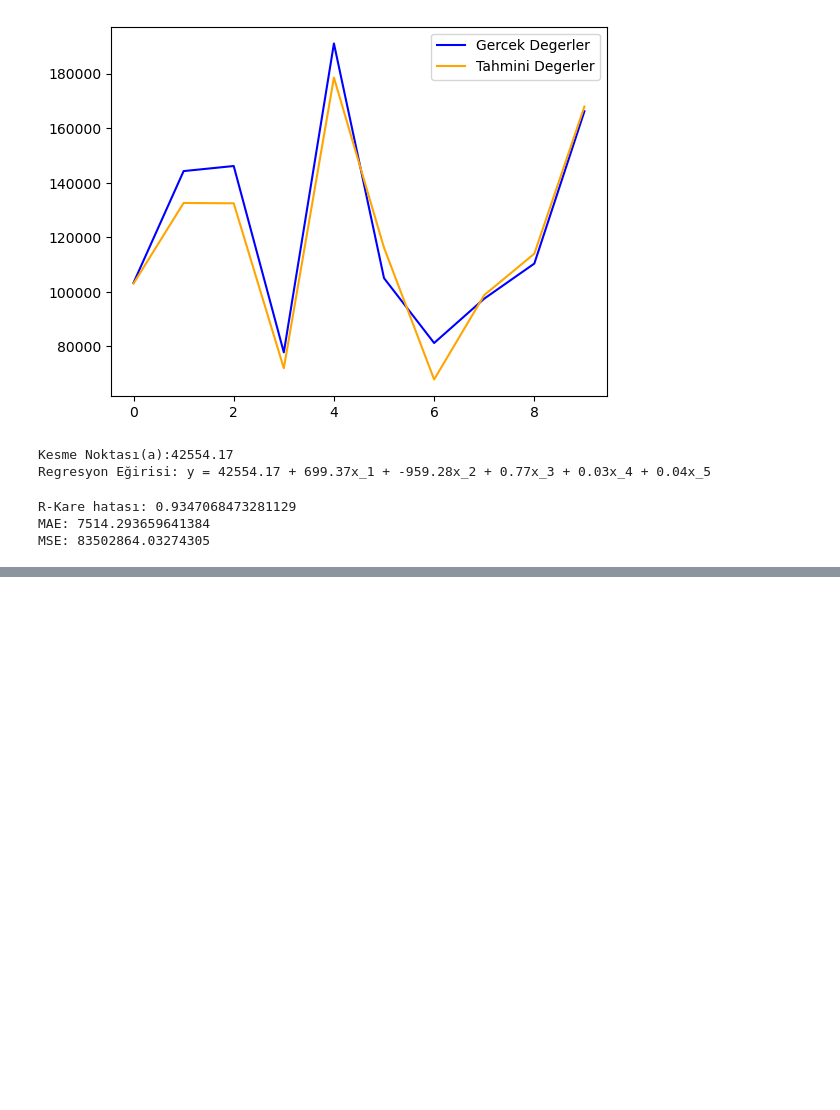
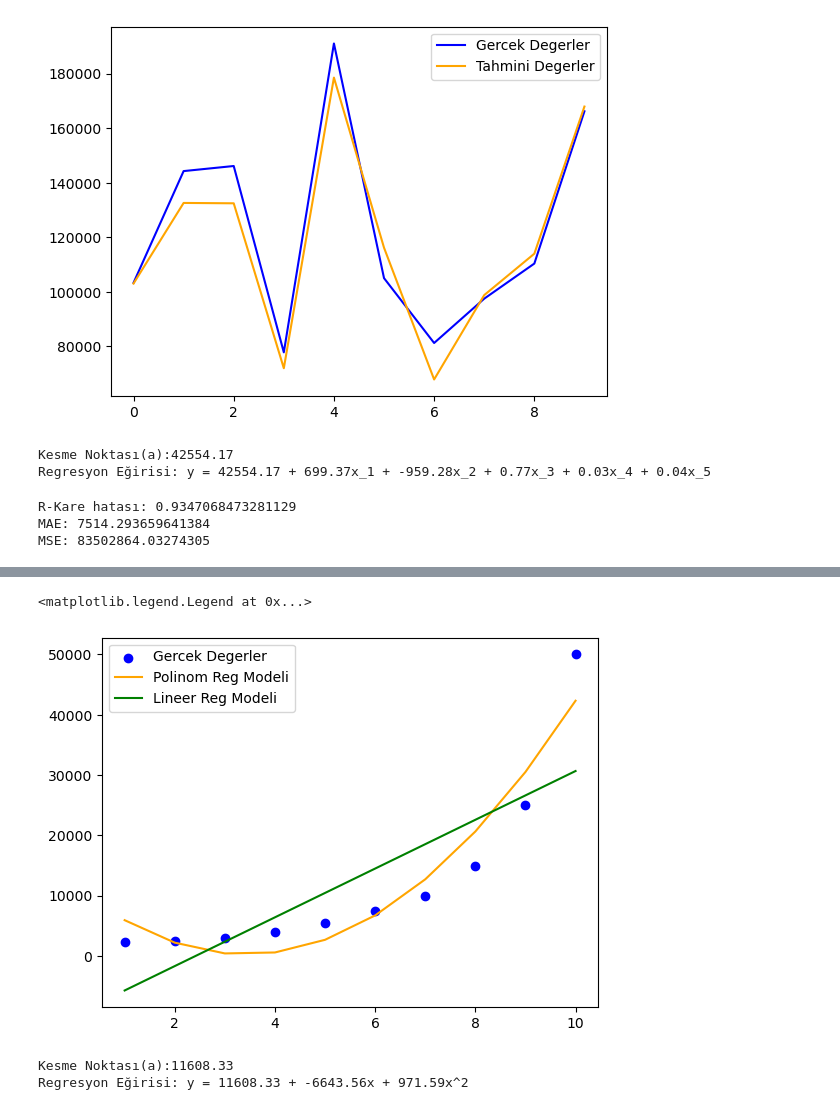
Before and after one commit to muhammedaltunisik/machineLearning-algorithms, a Jupyter notebook: Linear-Regression-Sklearn.ipynb, the cells around one changed output, grey strips where cells are left out. Cells and saved outputs as stored; diff of their text form; code cells hidden in the pictures; blank space fills up the shorter version.

```diff
--- a/Linear-Regression-Sklearn.ipynb
+++ b/Linear-Regression-Sklearn.ipynb
@@ -340,0 +479,16 @@ MSE: 83502864.03274305
+# %%
+# Modeli grafik olarak gösterme
+
+plt.scatter(X,y, color = 'b', label = 'Gercek Degerler')
+plt.plot(X,y_pred, color = 'orange', label = 'Polinom Reg Modeli')
+plt.plot(X,lin_reg2.predict(X_train), color = 'green', label = 'Lineer Reg Modeli')
+plt.legend()
+# %% [output]
+<matplotlib.legend.Legend at 0x...>
+[figure, added]
+# %%
+print(f"Kesme Noktası(a):{lin_reg.intercept_[0]:.2f} ")
+print(f"Regresyon Eğirisi: y = {lin_reg.intercept_[0]:.2f} + {lin_reg.coef_[0,1]:.2f}x + {lin_reg.coef_[0,2]:.2f}x^2 ")
+# %% [output]
+Kesme Noktası(a):11608.33
+Regresyon Eğirisi: y = 11608.33 + -6643.56x + 971.59x^2
```
Also changed, not shown: parts of 18 cells of this notebook, 2 other files.
